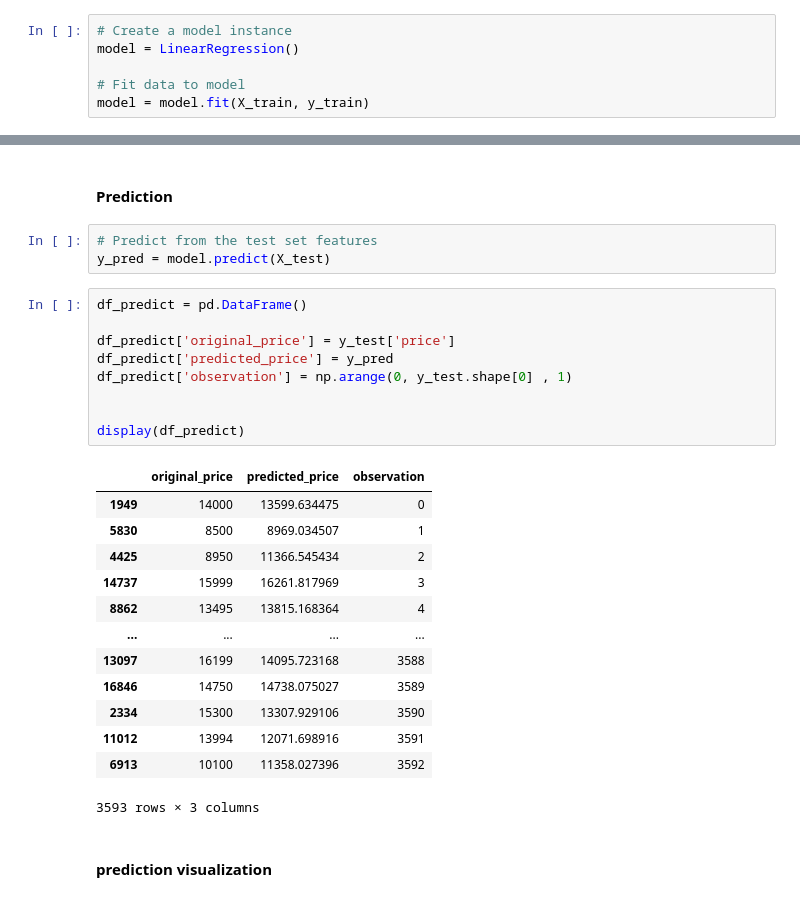
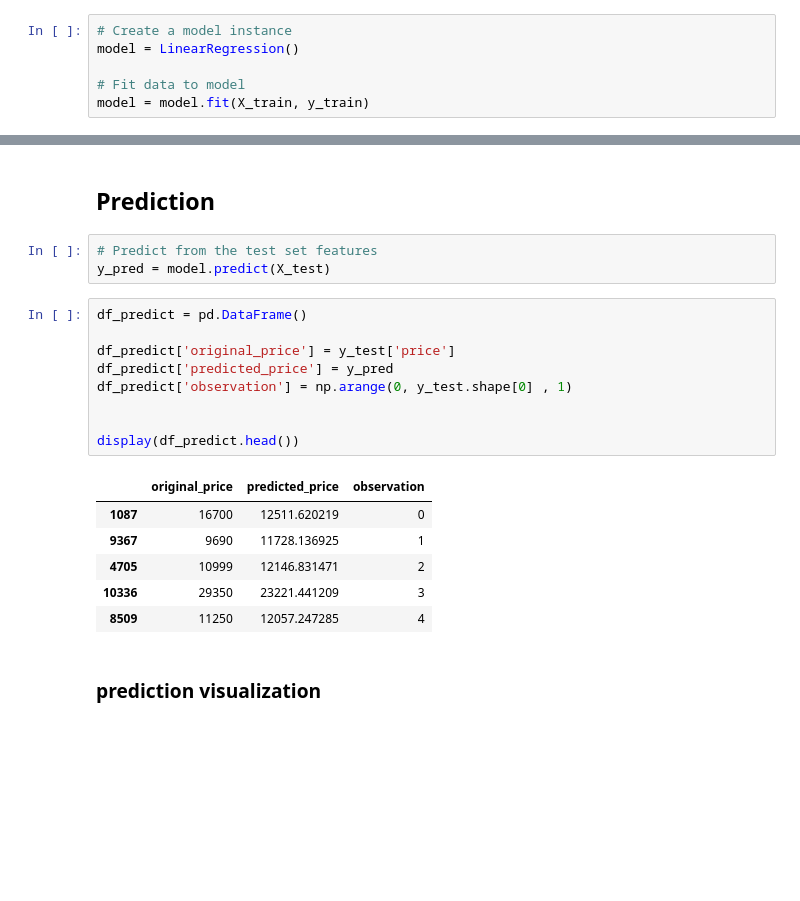
Before and after one commit to zintesar/ford_used_car_EDA, a Jupyter notebook: ford_used_car_machine_learning.ipynb, the cells around one changed output, grey strips where cells are left out. Saved outputs shown, nothing was run; the diff lists cells and outputs as text; blank space fills up the shorter version.

Commit message:
v1.3 added Table Of Content

```diff
--- a/ford_used_car_machine_learning.ipynb
+++ b/ford_used_car_machine_learning.ipynb
@@ -214,33 +245,27 @@ array([-2247521.76301342])
 # %% [markdown]
-#### Prediction
+<a id="Prediction"></a>
+## Prediction
 # %%
 # Predict from the test set features
 y_pred = model.predict(X_test)
 # %%
 df_predict = pd.DataFrame()
 
 df_predict['original_price'] = y_test['price']
 df_predict['predicted_price'] = y_pred
 df_predict['observation'] = np.arange(0, y_test.shape[0] , 1)
 
 
-display(df_predict)
+display(df_predict.head())
 # %% [output]
 |  | original_price | predicted_price | observation |
-| 1949 | 14000 | 13599.634475 | 0 |
-| 5830 | 8500 | 8969.034507 | 1 |
-| 4425 | 8950 | 11366.545434 | 2 |
-| 14737 | 15999 | 16261.817969 | 3 |
-| 8862 | 13495 | 13815.168364 | 4 |
-| ... | ... | ... | ... |
-| 13097 | 16199 | 14095.723168 | 3588 |
-| 16846 | 14750 | 14738.075027 | 3589 |
-| 2334 | 15300 | 13307.929106 | 3590 |
-| 11012 | 13994 | 12071.698916 | 3591 |
-| 6913 | 10100 | 11358.027396 | 3592 |
+| 1087 | 16700 | 12511.620219 | 0 |
+| 9367 | 9690 | 11728.136925 | 1 |
+| 4705 | 10999 | 12146.831471 | 2 |
+| 10336 | 29350 | 23221.441209 | 3 |
+| 8509 | 11250 | 12057.247285 | 4 |
-3593 rows × 3 columns
 # %% [markdown]
-#### prediction visualization
+### prediction visualization
 # %%
 # y_test['pred'] = y_pred
 # y_test['x'] = np.arange(0,y_test.shape[0],1).tolist()
```
Also changed, not shown: parts of 31 cells of this notebook.
